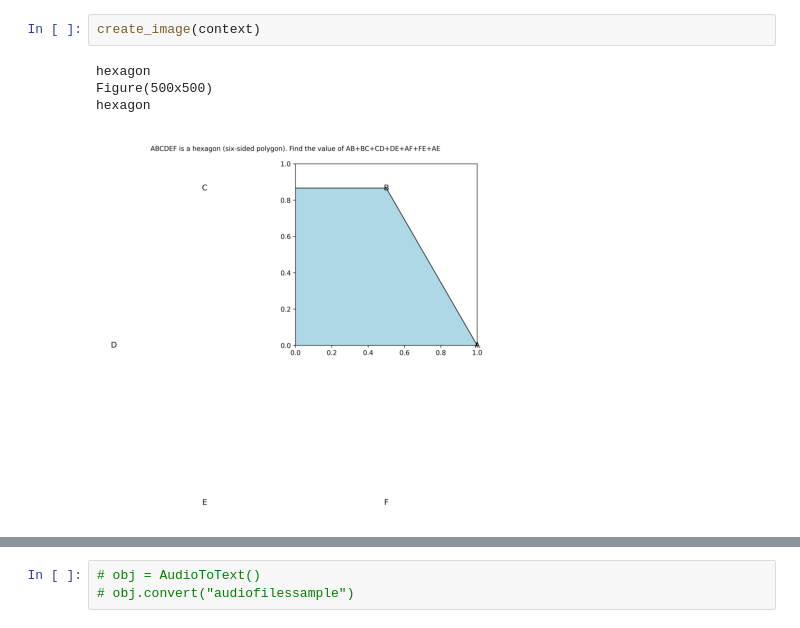
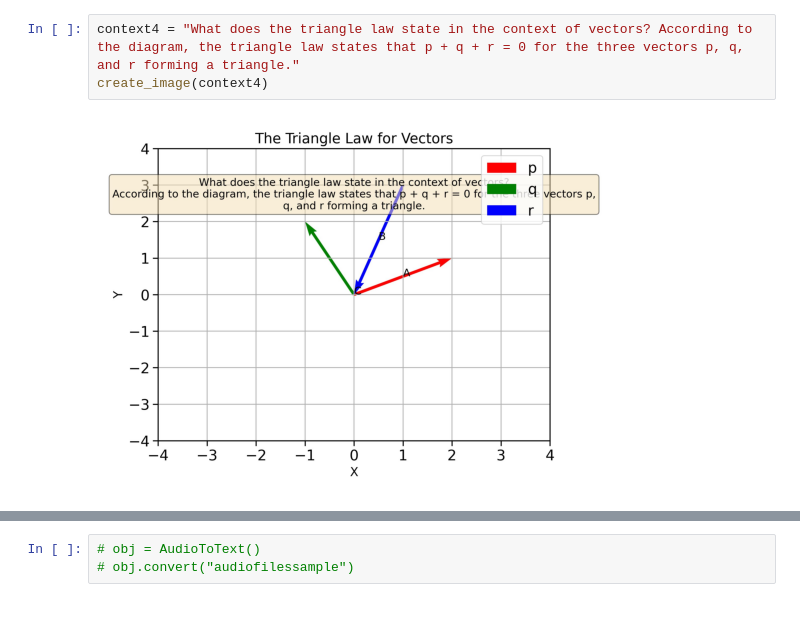
Before and after one commit to SanjayTiwaryMLAI/mathimage, a Jupyter notebook: Final_math question_generation.ipynb, the cells around one changed output, grey strips where cells are left out. Drawn from its saved outputs; the diff is of its cells as text.

```diff
--- a/Final_math question_generation.ipynb
+++ b/Final_math question_generation.ipynb
@@ -51,7 +61,5 @@ body = json.dumps({"prompt": prompt, "max_tokens_to_sample": 1000, "temperature"
 # %%
-create_image(context)
+context4 = "What does the triangle law state in the context of vectors? According to the diagram, the triangle law states that p + q + r = 0 for the three vectors p, q, and r forming a triangle."
+create_image(context4)
 # %% [output]
-hexagon
-Figure(500x500)
-hexagon
-[figure, old version]
+[figure, new version]
```
Also changed, not shown: parts of 18 cells of this notebook, 10 other files.
